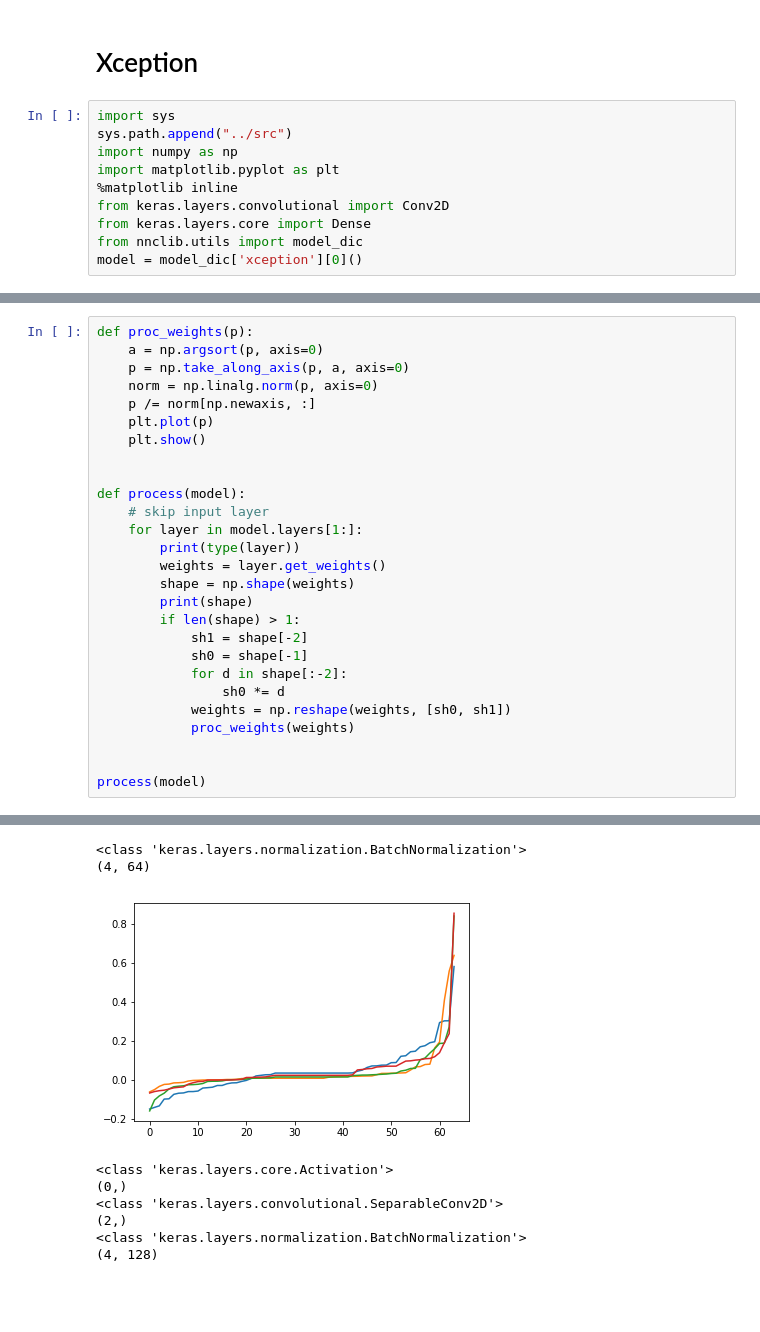
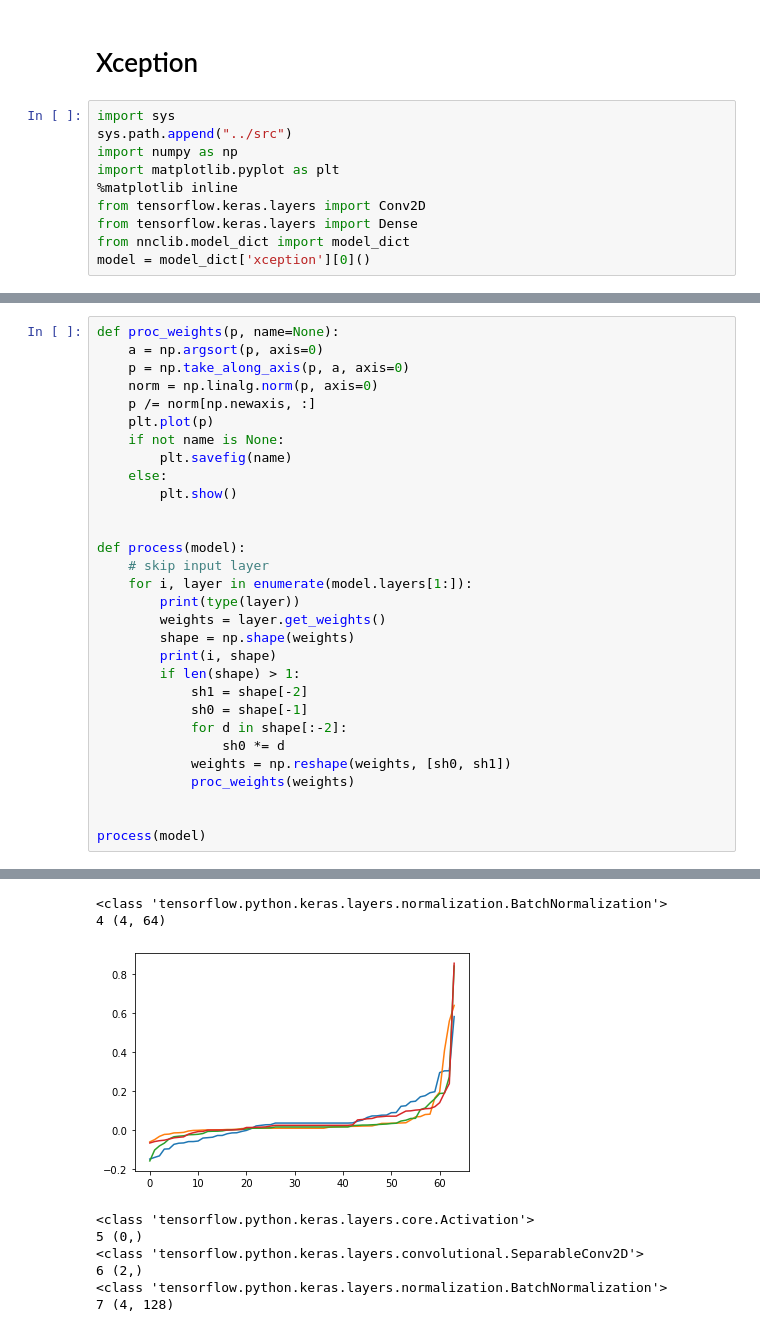
Before and after one commit to vatai/NNC, a Jupyter notebook: jupyter/xception_all_layers.ipynb, the cells around one changed output, grey strips where cells are left out. Saved outputs shown, nothing was run; the diff lists cells and outputs as text; blank space fills up the shorter version.

Commit message:
`keras`->`tensorflow.keras` in some files

```diff
--- a/jupyter/xception_all_layers.ipynb
+++ b/jupyter/xception_all_layers.ipynb
@@ -6,8 +6,8 @@ sys.path.append("../src")
 import numpy as np
 import matplotlib.pyplot as plt
 %matplotlib inline
-from keras.layers.convolutional import Conv2D
-from keras.layers.core import Dense
-from nnclib.utils import model_dic
-model = model_dic['xception'][0]()
+from tensorflow.keras.layers import Conv2D
+from tensorflow.keras.layers import Dense
+from nnclib.model_dict import model_dict
+model = model_dict['xception'][0]()
 # %% [output]
@@ -15,20 +16,23 @@ Using TensorFlow backend.
 # %%
-def proc_weights(p):
+def proc_weights(p, name=None):
     a = np.argsort(p, axis=0)
     p = np.take_along_axis(p, a, axis=0)
     norm = np.linalg.norm(p, axis=0)
     p /= norm[np.newaxis, :]
     plt.plot(p)
-    plt.show()
+    if not name is None:
+        plt.savefig(name)
+    else:
+        plt.show()
 
 
 def process(model):
     # skip input layer
-    for layer in model.layers[1:]:
+    for i, layer in enumerate(model.layers[1:]):
         print(type(layer))
         weights = layer.get_weights()
         shape = np.shape(weights)
-        print(shape)
+        print(i, shape)
         if len(shape) > 1:
             sh1 = shape[-2]
             sh0 = shape[-1]
@@ -54,9 +58,9 @@ process(model)
-<class 'keras.layers.normalization.BatchNormalization'>
-(4, 64)
+<class 'tensorflow.python.keras.layers.normalization.BatchNormalization'>
+4 (4, 64)
-[figure, old version]
+[figure, new version]
-<class 'keras.layers.core.Activation'>
-(0,)
-<class 'keras.layers.convolutional.SeparableConv2D'>
-(2,)
-<class 'keras.layers.normalization.BatchNormalization'>
-(4, 128)
+<class 'tensorflow.python.keras.layers.core.Activation'>
+5 (0,)
+<class 'tensorflow.python.keras.layers.convolutional.SeparableConv2D'>
+6 (2,)
+<class 'tensorflow.python.keras.layers.normalization.BatchNormalization'>
+7 (4, 128)
```
Also changed, not shown: parts of 7 cells of this notebook, 1 other file.
